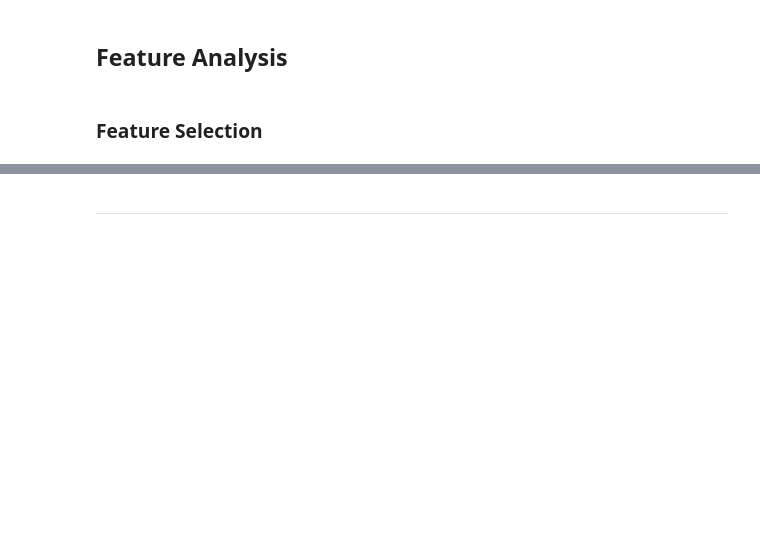
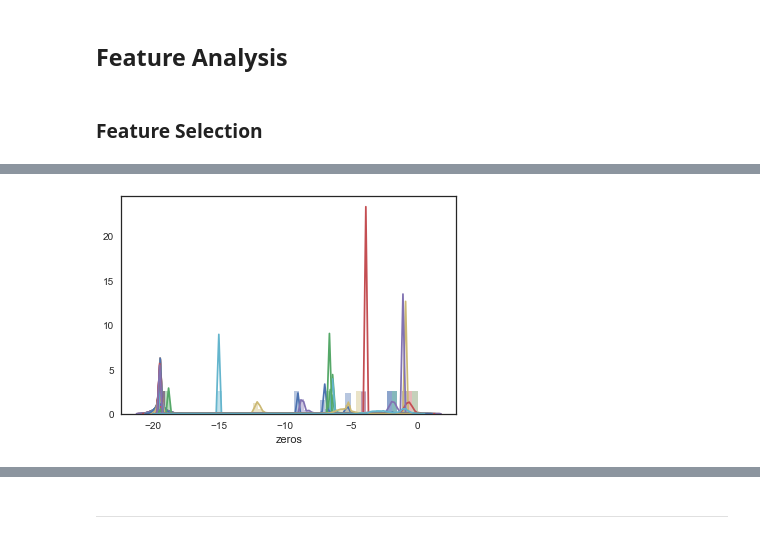
Before and after one commit to adrielvieira/machine-learning, a Jupyter notebook: projects/capstone/Santander Customer Satisfaction.ipynb, the cells around one changed output, grey strips where cells are left out. Saved outputs shown, nothing was run; the diff lists cells and outputs as text; code cells hidden in the pictures; blank space fills up the shorter version.

```diff
--- a/projects/capstone/Santander Customer Satisfaction.ipynb
+++ b/projects/capstone/Santander Customer Satisfaction.ipynb
@@ -424,0 +378,8 @@ oh_sub.to_csv('xgb29.csv', index=False)
+# %%
+from sklearn.preprocessing import MinMaxScaler
+
+min_max_scaler = MinMaxScaler()
+
+floats = train.select_dtypes('float').columns
+train[floats] = pd.DataFrame(min_max_scaler.fit_transform(train[floats]), columns=floats)
+test[floats] = pd.DataFrame(min_max_scaler.fit_transform(test[floats]), columns=floats)
@@ -424,0 +392,5 @@ oh_sub.to_csv('xgb29.csv', index=False)
+# %%
+for f in train.select_dtypes('float').columns:
+    sns.distplot(train[f].apply(lambda x: minimum_float/2 if x==0 else x).apply(np.log))
+# %% [output]
+[figure, added]
```
Also changed, not shown: parts of 84 cells of this notebook, 1 other file.
